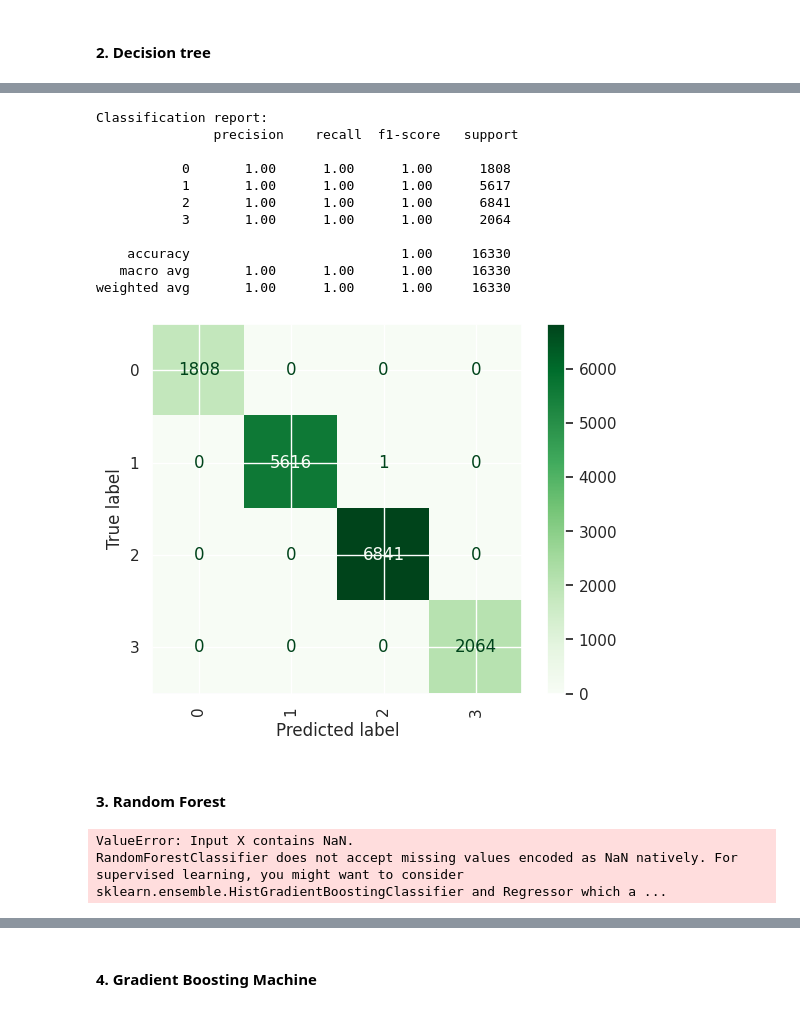
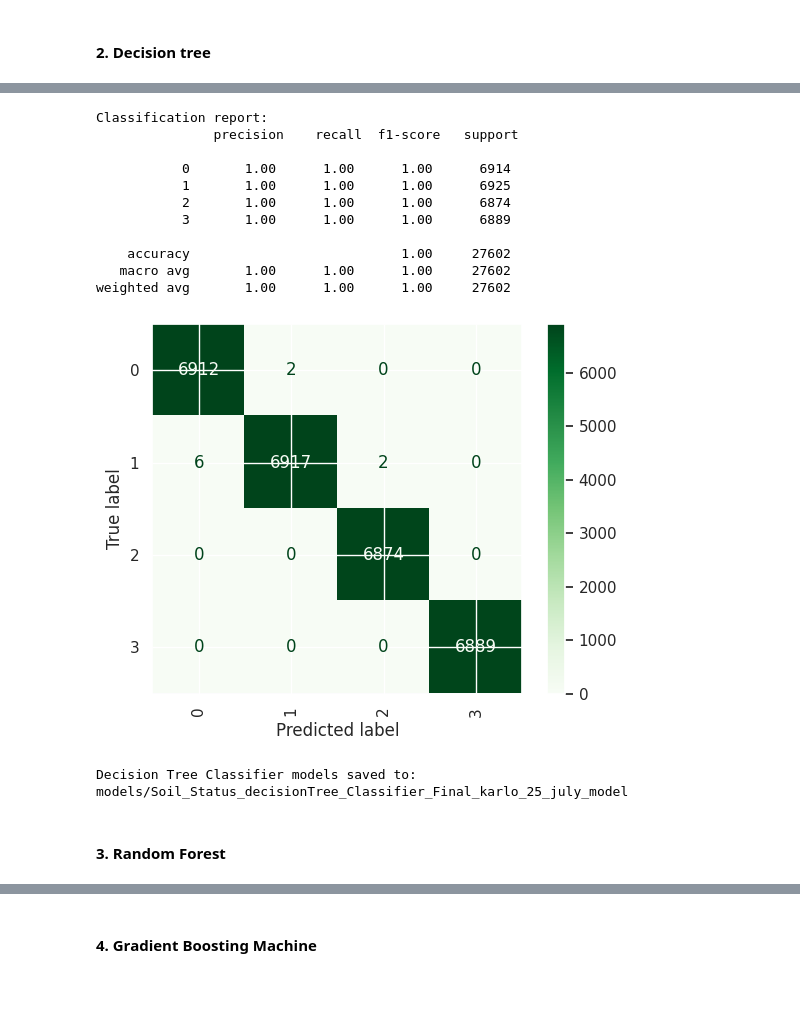
Before and after one commit to oscar066/Kiduka, a Jupyter notebook: notebooks/final_notebook_karlo_cleaned_data_july_25_2025.ipynb, the cells around one changed output, grey strips where cells are left out. Saved outputs shown, nothing was run; the diff lists cells and outputs as text; code cells hidden in the pictures.

Commit message:
:construction: Add soil status notebook on the karlo cleaned data

```diff
--- a/notebooks/final_notebook_karlo_cleaned_data_july_25_2025.ipynb
+++ b/notebooks/final_notebook_karlo_cleaned_data_july_25_2025.ipynb
@@ -277,3 +280,8 @@ numerical_columns = ['Soil_pH', 'Total_N_percent', 'Total_OC_percent', 'Phosphor
 
 for col in numerical_columns:
     data[col] = pd.to_numeric(data[col].astype(str).str.replace(',', '.'), errors='coerce')
+# %%
+for col in numerical_columns:
+    # check which values will cause issues
+    bad_values = data[~data[col].astype(str).str.replace(',', '.').str.match(r'^-?\d+(\.\d+)?$')][col].unique()
+    print(f"{col} - problematic values:", bad_values)
@@ -279,0 +309,8 @@ for col in numerical_columns:
+# %%
+# drop the nan values that resulted from the conversion
+data = data.dropna()
+# Check if there are any remaining missing values
+if data.isna().sum().any():
+    print("There are still missing values in the dataset.")
+else:
+    print("No missing values remaining in the dataset.")
@@ -674,6 +726,6 @@ train_data_processed = preprocessor.fit_transform(
     target_column='Fertility_Status',
     encoding_type='label',
     scaling_type='standard',
-    apply_smote=False
+    apply_smote=True
 )
 # %% [output]
@@ -859,39 +921,40 @@ print("Classification report:\n", classification_report(y_test, y_pred_tree))
 Classification report:
                precision    recall  f1-score   support
 
-           0       1.00      1.00      1.00      1808
-           1       1.00      1.00      1.00      5617
-           2       1.00      1.00      1.00      6841
-           3       1.00      1.00      1.00      2064
+           0       1.00      1.00      1.00      6914
+           1       1.00      1.00      1.00      6925
+           2       1.00      1.00      1.00      6874
+           3       1.00      1.00      1.00      6889
 
-    accuracy                           1.00     16330
-   macro avg       1.00      1.00      1.00     16330
-weighted avg       1.00      1.00      1.00     16330
+    accuracy                           1.00     27602
+   macro avg       1.00      1.00      1.00     27602
+weighted avg       1.00      1.00      1.00     27602
 # %%
 from sklearn.metrics import confusion_matrix, ConfusionMatrixDisplay
 
 cm = confusion_matrix(y_test, y_pred_tree, labels=dtree.classes_)
 disp = ConfusionMatrixDisplay(confusion_matrix=cm, display_labels=dtree.classes_)
 disp.plot(cmap='Greens')
 plt.xticks(rotation=90)
 
 # Saving the plot
-# plot_path = 'eda_charts/models_evals/decision_tree_confusion_matrix.png'
-# plt.savefig(plot_path)
+plot_path = '../eda_charts/models_evals/decision_tree__Final_karlo_25_july_confusion_matrix.png'
+plt.savefig(plot_path)
 
 plt.show()
 # %% [output]
-[figure, old version]
+[figure, new version]
 # %%
 # Save the model to a file
-joblib.dump(dtree, '../models/Soil_Status_decisionTree_Classifier_model_v002.joblib')
+joblib.dump(dtree, '../models/Soil_Status_decisionTree_Classifier_Final_karlo_25_july_model_v002.joblib')
 
-print("Decision Tree Classifier models saved to: models/Soil_Status_decisionTree_Classifier_model")
+print("Decision Tree Classifier models saved to: models/Soil_Status_decisionTree_Classifier_Final_karlo_25_july_model")
+# %% [output]
+Decision Tree Classifier models saved to: models/Soil_Status_decisionTree_Classifier_Final_karlo_25_july_model
 # %% [markdown]
 #### 3. Random Forest
 # %%
 # Random forest classifier
-
 # Initialize the Random Forest Classifier
 rf = RandomForestClassifier(random_state=142)
 
@@ -900,9 +963,6 @@ rf.fit(X_train, y_train)
 
 # Make predictions on test set
 y_pred_rf = rf.predict(X_test)
-# %% [output]
-ValueError: Input X contains NaN.
-RandomForestClassifier does not accept missing values encoded as NaN natively. For supervised learning, you might want to consider sklearn.ensemble.HistGradientBoostingClassifier and Regressor which a ...
 # %%
 # Model Evaluation for Random Forest
 print("\nRandom Forest:")
```
Also changed, not shown: parts of 39 cells of this notebook.
